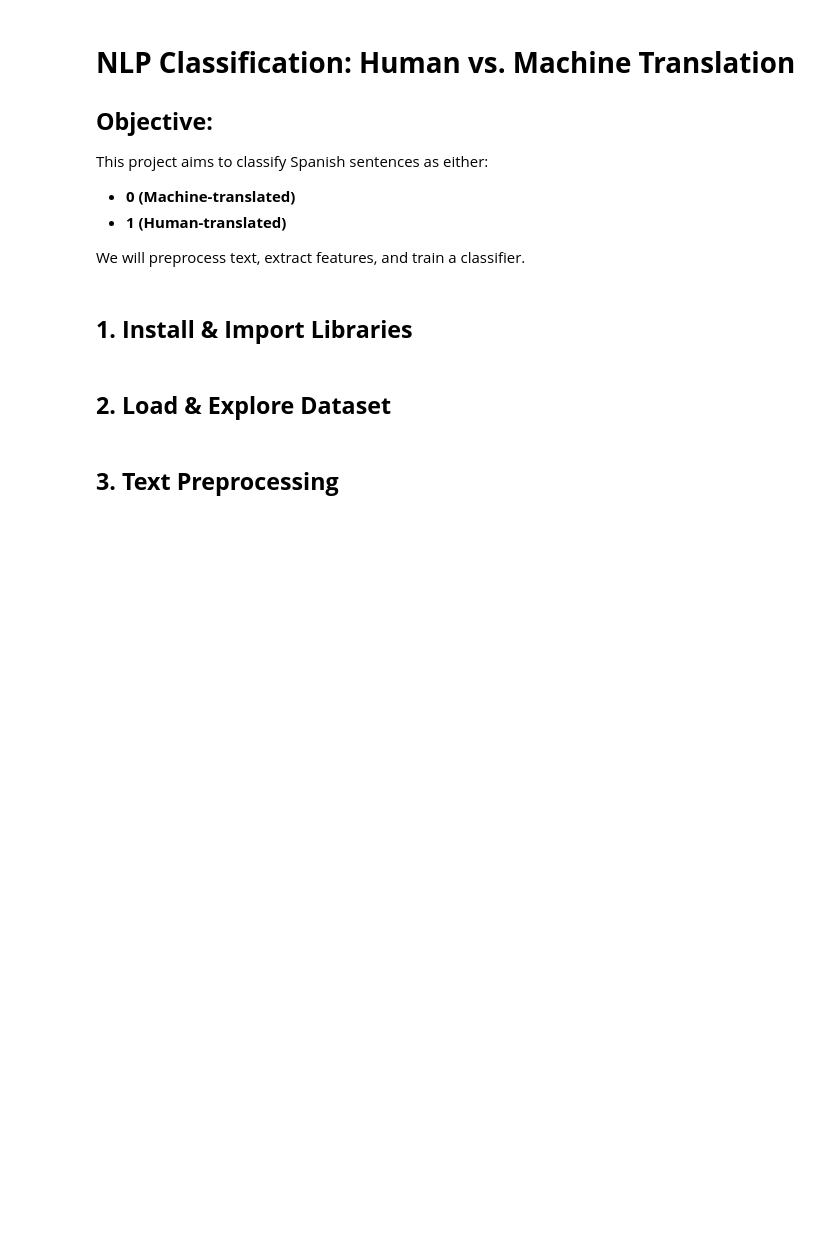
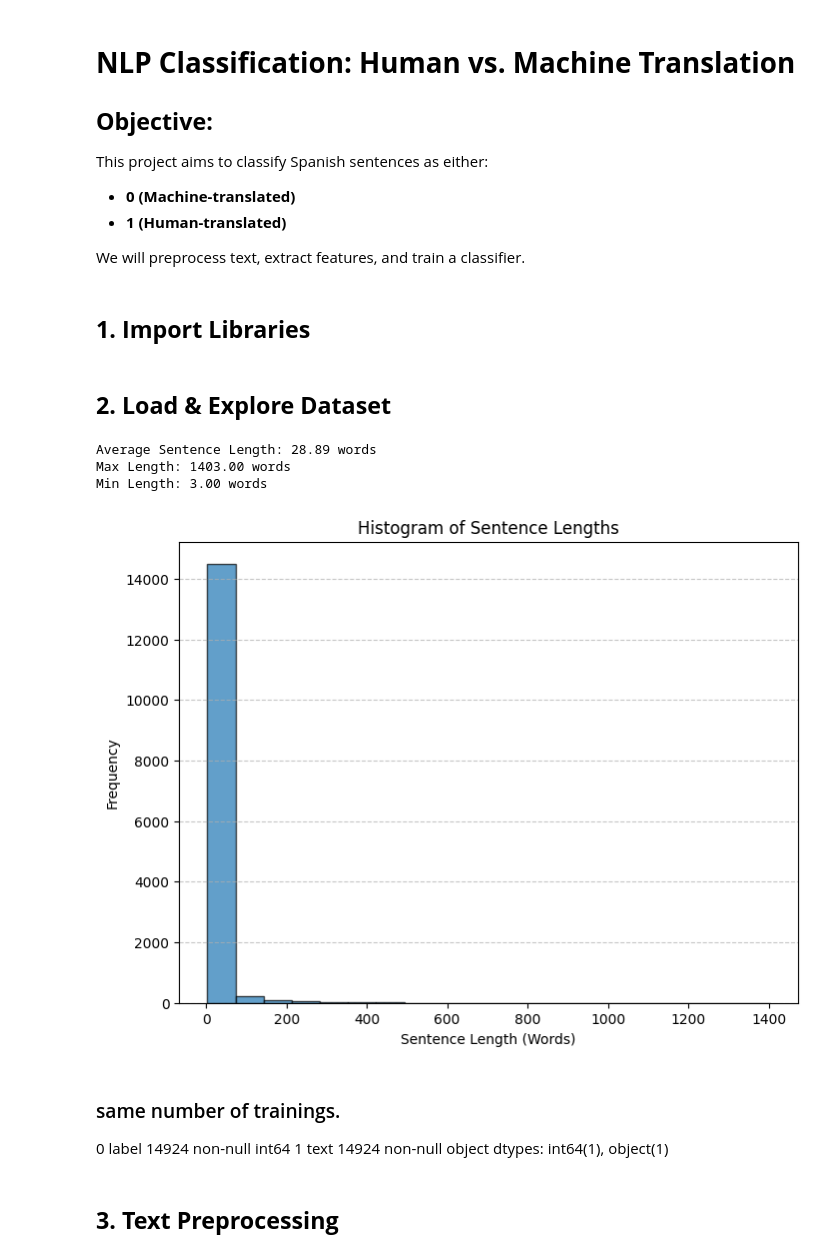
Before and after one commit to ironhack-labs/project-3-nlp, a Jupyter notebook: nlp_translation_classification.ipynb, the cells around one changed output. Drawn from its saved outputs; the diff is of its cells as text; code cells hidden in the pictures; blank space fills up the shorter version.

```diff
--- a/nlp_translation_classification.ipynb
+++ b/nlp_translation_classification.ipynb
@@ -7,4 +7,4 @@ This project aims to classify Spanish sentences as either:
 
 We will preprocess text, extract features, and train a classifier.
 # %% [markdown]
-## **1. Install & Import Libraries**
+## **1. Import Libraries**
@@ -28,15 +23,51 @@ from sklearn.metrics import accuracy_score, classification_report, confusion_mat
 # %% [markdown]
 ## **2. Load & Explore Dataset**
 # %%
-# Load dataset (update filename accordingly)
-df = pd.read_csv('dataset.csv')
-df.head()
+# Load dataset
+data_path = "TRAINING_DATA.txt"
+
+df = pd.read_csv(data_path, sep="\t", header=None, names=["label", "text"], encoding="utf-8")
 # %%
-# Check dataset info
-df.info()
-# Check label distribution
-sns.countplot(x=df['label'])
+# # Check dataset info
+# df.info()
+# # Check label distribution
+# sns.countplot(x=df['label'])
+# plt.show()
+
+# Calculate sentence lengths (split by spaces)
+sentence_lengths = df['text'].astype(str).apply(lambda x: len(x.split()))
+
+# Compute the average sentence length
+avg_length = sentence_lengths.mean()
+max_length = sentence_lengths.max()
+min_length = sentence_lengths.min()
+
+print(f"Average Sentence Length: {avg_length:.2f} words")
+print(f"Max Length: {max_length:.2f} words")
+print(f"Min Length: {min_length:.2f} words")
+
+
+# Generate the histogram
+plt.figure(figsize=(8, 6))
+plt.hist(sentence_lengths, bins=20, edgecolor='black', alpha=0.7)
+plt.xlabel('Sentence Length (Words)')
+plt.ylabel('Frequency')
+plt.title('Histogram of Sentence Lengths')
+plt.grid(axis='y', linestyle='--', alpha=0.7)
+
+# Show the plot
 plt.show()
+# %% [output]
+Average Sentence Length: 28.89 words
+Max Length: 1403.00 words
+Min Length: 3.00 words
+[figure, added]
+# %% [markdown]
+### same number of trainings.
+
+ 0   label   14924 non-null  int64
+ 1   text    14924 non-null  object
+dtypes: int64(1), object(1)
 # %% [markdown]
 ## **3. Text Preprocessing**
 # %%
```
Also changed, not shown: parts of 11 cells of this notebook, 1 other file.
